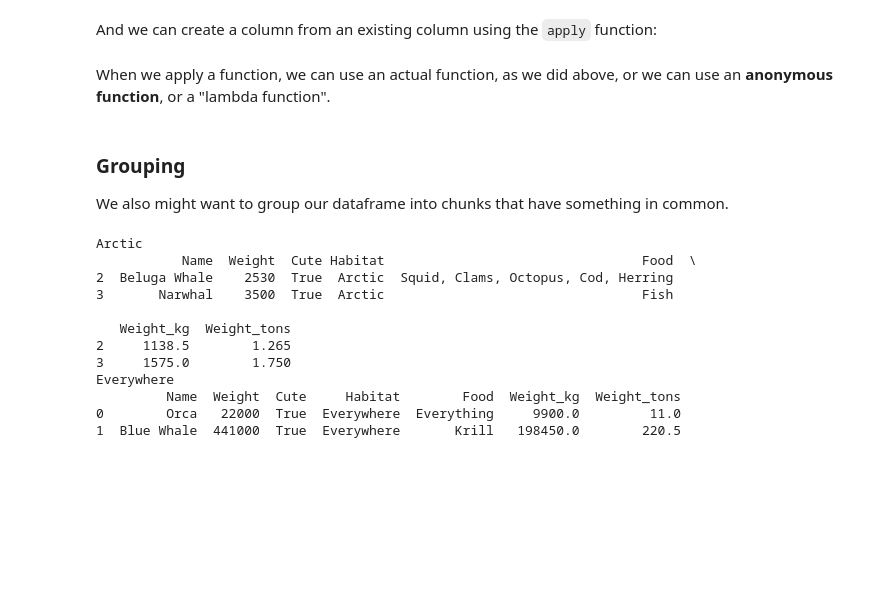
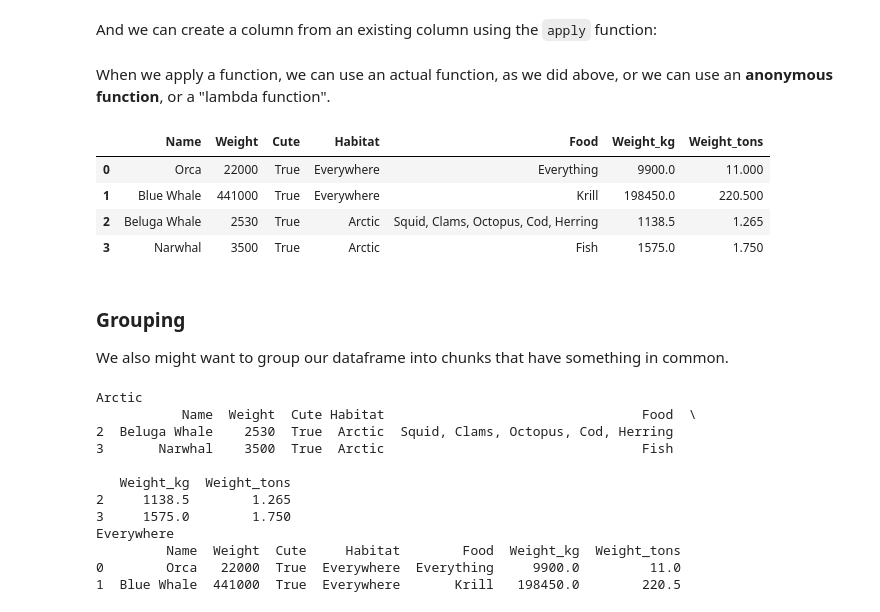
Before and after one commit to 14arjunk/CNET5051, a Jupyter notebook: class_08_datascience1_my_work.ipynb, the cells around one changed output. Saved outputs shown, nothing was run; the diff lists cells and outputs as text; code cells hidden in the pictures; blank space fills up the shorter version.

```diff
--- a/class_08_datascience1_my_work.ipynb
+++ b/class_08_datascience1_my_work.ipynb
@@ -123,6 +123,14 @@ df["Weight_kg"] = df["Weight"].apply(convert_from_lbs_to_kg)
 When we apply a function, we can use an actual function, as we did above, or we can use an __anonymous function__, or a "lambda function".
 # %%
 df["Weight_tons"] = df["Weight"].apply(lambda b: b / 2000)
+# %%
+df
+# %% [output]
+|  | Name | Weight | Cute | Habitat | Food | Weight_kg | Weight_tons |
+| 0 | Orca | 22000 | True | Everywhere | Everything | 9900.0 | 11.000 |
+| 1 | Blue Whale | 441000 | True | Everywhere | Krill | 198450.0 | 220.500 |
+| 2 | Beluga Whale | 2530 | True | Arctic | Squid, Clams, Octopus, Cod, Herring | 1138.5 | 1.265 |
+| 3 | Narwhal | 3500 | True | Arctic | Fish | 1575.0 | 1.750 |
 # %% [markdown]
 ### Grouping
 
```
Also changed, not shown: parts of 7 cells of this notebook.
